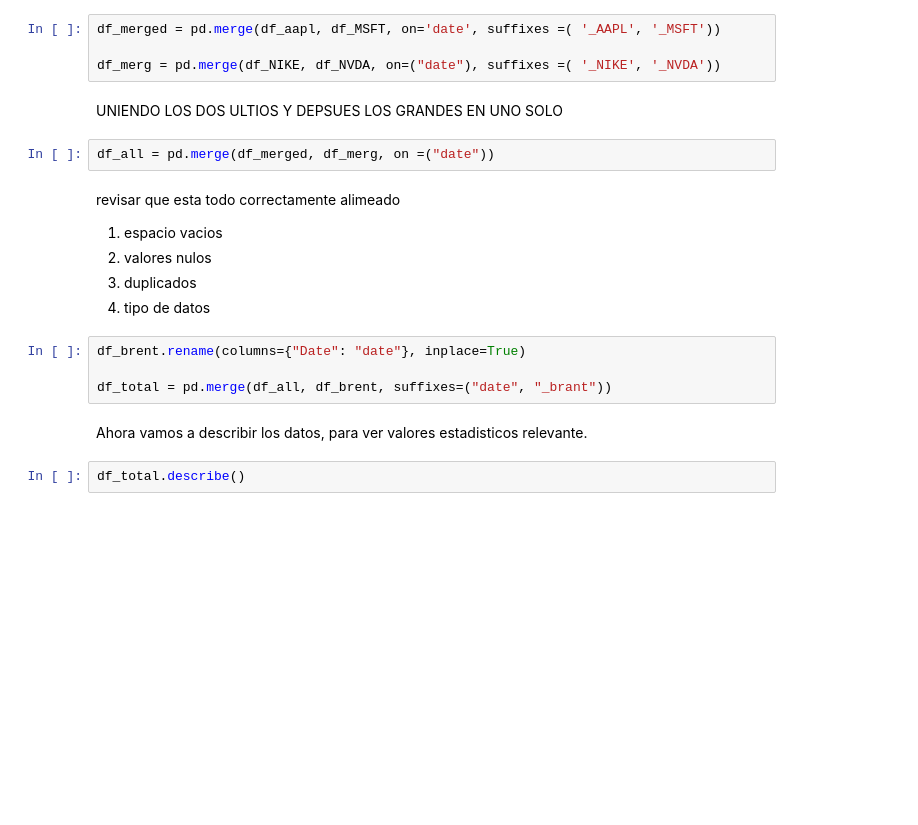
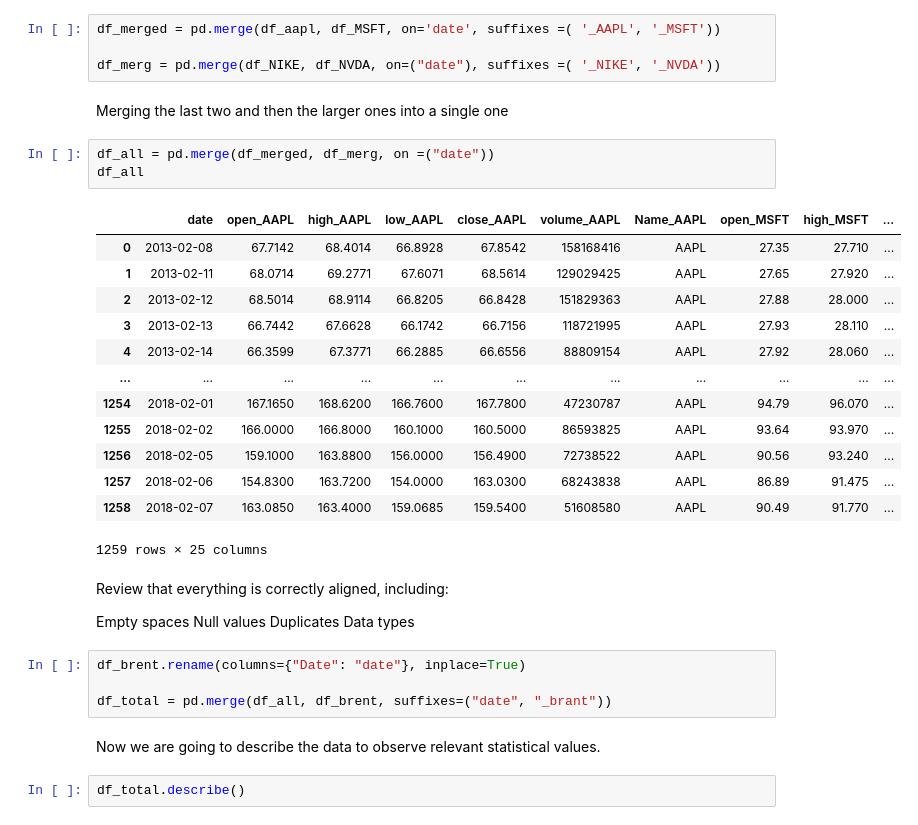
Before and after one commit to lbgabriel/Gabriel_projects, a Jupyter notebook: RELA_ENTRE_STOCKS.ipynb, the cells around one changed output. Drawn from its saved outputs; the diff is of its cells as text; blank space fills up the shorter version.

```diff
--- a/RELA_ENTRE_STOCKS.ipynb
+++ b/RELA_ENTRE_STOCKS.ipynb
@@ -25,23 +23,38 @@ UNIENDO LOS DOS PRIMEROS DATOS
 df_merged = pd.merge(df_aapl, df_MSFT, on='date', suffixes =( '_AAPL', '_MSFT'))
 
 df_merg = pd.merge(df_NIKE, df_NVDA, on=("date"), suffixes =( '_NIKE', '_NVDA'))
-# %% [markdown]
-UNIENDO LOS DOS ULTIOS Y DEPSUES LOS GRANDES EN UNO SOLO
+# %% [markdown]
+Merging the last two and then the larger ones into a single one
 # %%
 df_all = pd.merge(df_merged, df_merg, on =("date"))
+df_all
+# %% [output]
+|  | date | open_AAPL | high_AAPL | low_AAPL | close_AAPL | volume_AAPL | Name_AAPL | open_MSFT | high_MSFT | ... |
+| 0 | 2013-02-08 | 67.7142 | 68.4014 | 66.8928 | 67.8542 | 158168416 | AAPL | 27.35 | 27.710 | ... |
+| 1 | 2013-02-11 | 68.0714 | 69.2771 | 67.6071 | 68.5614 | 129029425 | AAPL | 27.65 | 27.920 | ... |
+| 2 | 2013-02-12 | 68.5014 | 68.9114 | 66.8205 | 66.8428 | 151829363 | AAPL | 27.88 | 28.000 | ... |
+| 3 | 2013-02-13 | 66.7442 | 67.6628 | 66.1742 | 66.7156 | 118721995 | AAPL | 27.93 | 28.110 | ... |
+| 4 | 2013-02-14 | 66.3599 | 67.3771 | 66.2885 | 66.6556 | 88809154 | AAPL | 27.92 | 28.060 | ... |
+| ... | ... | ... | ... | ... | ... | ... | ... | ... | ... | ... |
+| 1254 | 2018-02-01 | 167.1650 | 168.6200 | 166.7600 | 167.7800 | 47230787 | AAPL | 94.79 | 96.070 | ... |
+| 1255 | 2018-02-02 | 166.0000 | 166.8000 | 160.1000 | 160.5000 | 86593825 | AAPL | 93.64 | 93.970 | ... |
+| 1256 | 2018-02-05 | 159.1000 | 163.8800 | 156.0000 | 156.4900 | 72738522 | AAPL | 90.56 | 93.240 | ... |
+| 1257 | 2018-02-06 | 154.8300 | 163.7200 | 154.0000 | 163.0300 | 68243838 | AAPL | 86.89 | 91.475 | ... |
+| 1258 | 2018-02-07 | 163.0850 | 163.4000 | 159.0685 | 159.5400 | 51608580 | AAPL | 90.49 | 91.770 | ... |
+1259 rows × 25 columns
-# %% [markdown]
-revisar que esta todo correctamente alimeado
-
-1.   espacio vacios
-2.   valores nulos
-3.   duplicados
-4.   tipo de datos
+# %% [markdown]
+Review that everything is correctly aligned, including:
+
+Empty spaces
+Null values
+Duplicates
+Data types
 # %%
 df_brent.rename(columns={"Date": "date"}, inplace=True)
 
 df_total = pd.merge(df_all, df_brent, suffixes=("date", "_brant"))
-# %% [markdown]
-Ahora vamos a describir los datos, para ver valores estadisticos relevante.
+# %% [markdown]
+Now we are going to describe the data to observe relevant statistical values.
 # %%
 df_total.describe()
 # %% [output]
```
Also changed, not shown: parts of 16 cells of this notebook.
